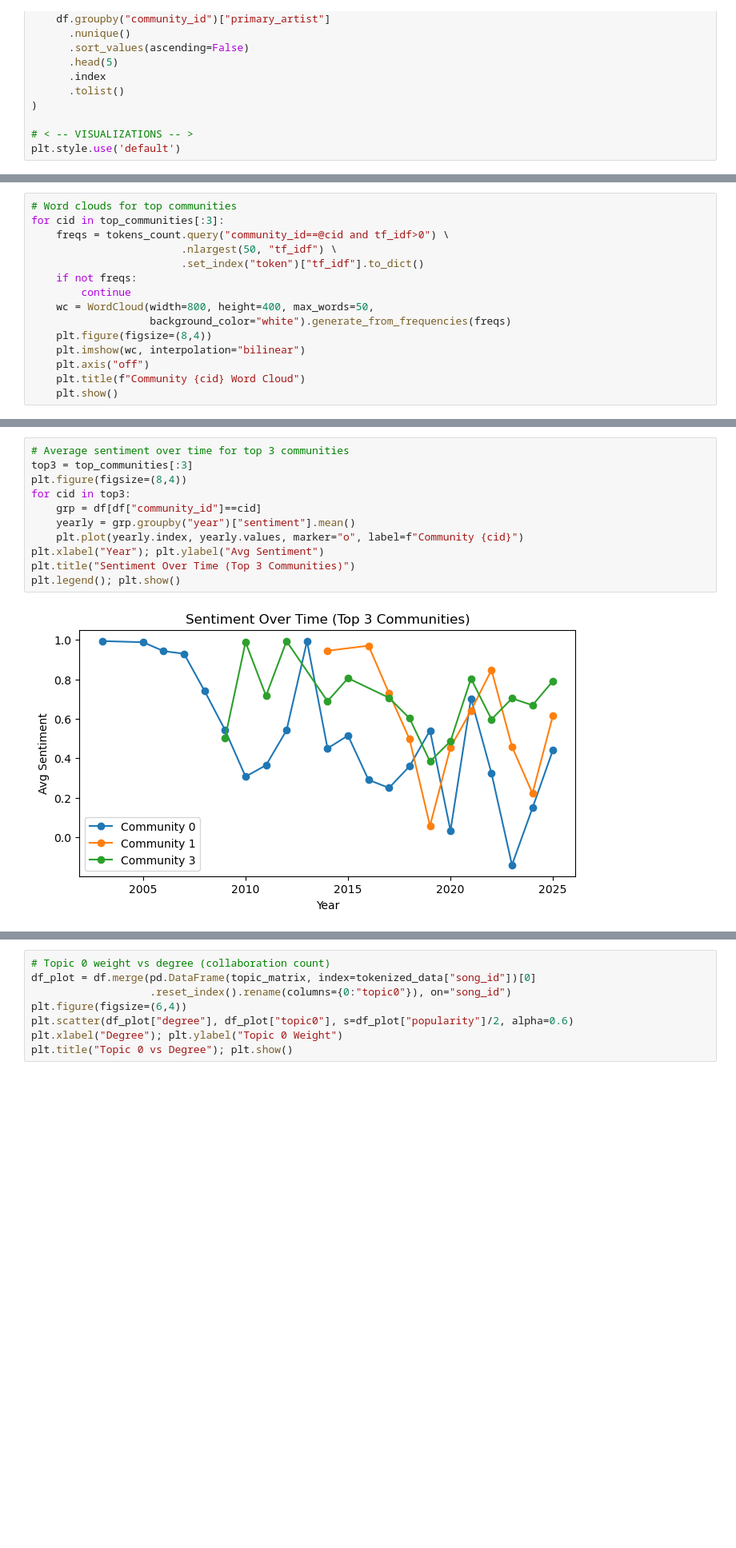
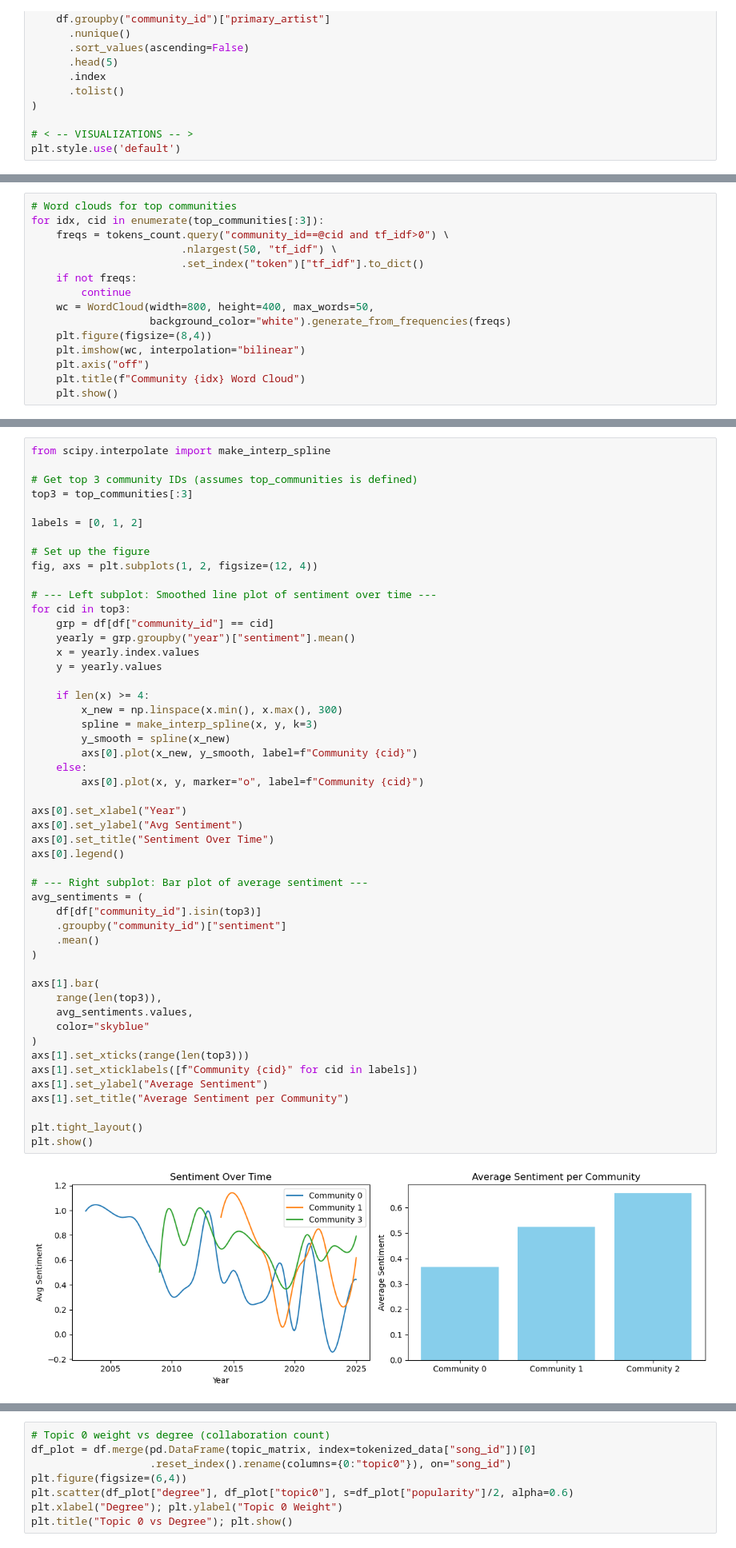
Before and after one commit to Benyla/Final_Assignment_02467, a Jupyter notebook: lyrics_analysis.ipynb, the cells around one changed output, grey strips where cells are left out. Shown at 80% size. Saved outputs shown, nothing was run; the diff lists cells and outputs as text; blank space fills up the shorter version.

```diff
--- a/lyrics_analysis.ipynb
+++ b/lyrics_analysis.ipynb
@@ -89,6 +93,6 @@ plt.style.use('default')
 # %%
 # Word clouds for top communities
-for cid in top_communities[:3]:
+for idx, cid in enumerate(top_communities[:3]):
     freqs = tokens_count.query("community_id==@cid and tf_idf>0") \
                         .nlargest(50, "tf_idf") \
                         .set_index("token")["tf_idf"].to_dict()
@@ -99,6 +103,6 @@ for cid in top_communities[:3]:
     plt.figure(figsize=(8,4))
     plt.imshow(wc, interpolation="bilinear")
     plt.axis("off")
-    plt.title(f"Community {cid} Word Cloud")
+    plt.title(f"Community {idx} Word Cloud")
     plt.show()
 # %% [output]
@@ -108,13 +112,52 @@ for cid in top_communities[:3]:
 # %%
-# Average sentiment over time for top 3 communities
+from scipy.interpolate import make_interp_spline
+
+# Get top 3 community IDs (assumes top_communities is defined)
 top3 = top_communities[:3]
-plt.figure(figsize=(8,4))
+
+labels = [0, 1, 2]
+
+# Set up the figure
+fig, axs = plt.subplots(1, 2, figsize=(12, 4))
+
+# --- Left subplot: Smoothed line plot of sentiment over time ---
 for cid in top3:
-    grp = df[df["community_id"]==cid]
+    grp = df[df["community_id"] == cid]
     yearly = grp.groupby("year")["sentiment"].mean()
-    plt.plot(yearly.index, yearly.values, marker="o", label=f"Community {cid}")
-plt.xlabel("Year"); plt.ylabel("Avg Sentiment")
-plt.title("Sentiment Over Time (Top 3 Communities)")
-plt.legend(); plt.show()
+    x = yearly.index.values
+    y = yearly.values
+
+    if len(x) >= 4:
+        x_new = np.linspace(x.min(), x.max(), 300)
+        spline = make_interp_spline(x, y, k=3)
+        y_smooth = spline(x_new)
+        axs[0].plot(x_new, y_smooth, label=f"Community {cid}")
+    else:
+        axs[0].plot(x, y, marker="o", label=f"Community {cid}")
+
+axs[0].set_xlabel("Year")
+axs[0].set_ylabel("Avg Sentiment")
+axs[0].set_title("Sentiment Over Time")
+axs[0].legend()
+
+# --- Right subplot: Bar plot of average sentiment ---
+avg_sentiments = (
+    df[df["community_id"].isin(top3)]
+    .groupby("community_id")["sentiment"]
+    .mean()
+)
+
+axs[1].bar(
+    range(len(top3)),
+    avg_sentiments.values,
+    color="skyblue"
+)
+axs[1].set_xticks(range(len(top3)))
+axs[1].set_xticklabels([f"Community {cid}" for cid in labels])
+axs[1].set_ylabel("Average Sentiment")
+axs[1].set_title("Average Sentiment per Community")
+
+plt.tight_layout()
+plt.show()
 # %% [output]
-[figure, old version]
+[figure, new version]
```
Also changed, not shown: parts of 4 cells of this notebook, 8 other files.
